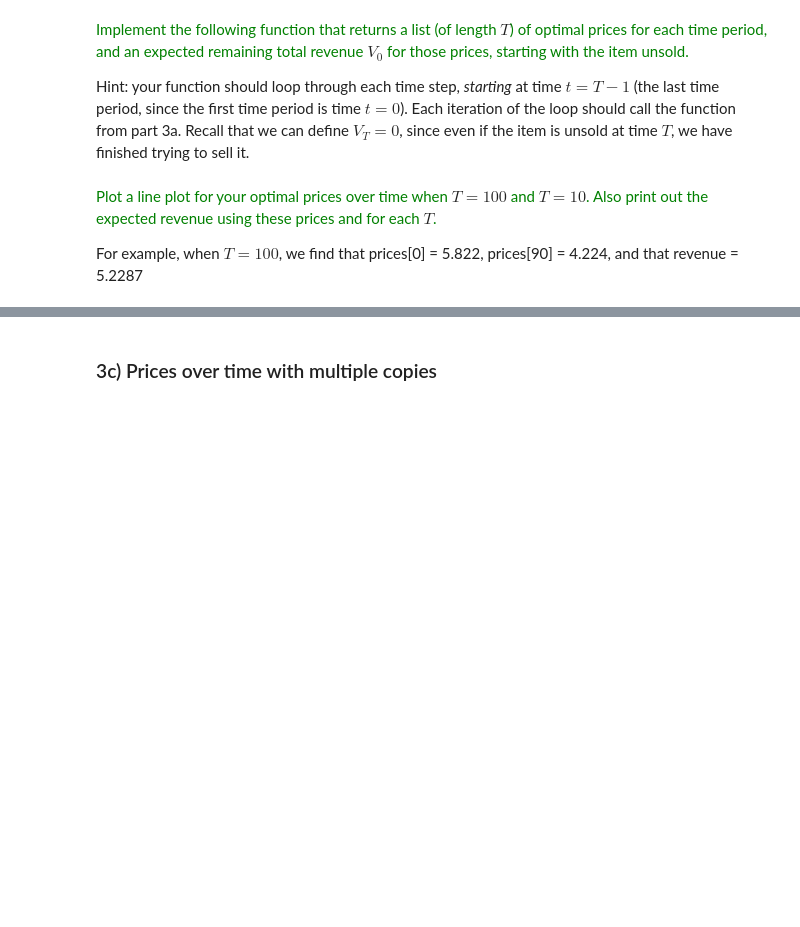
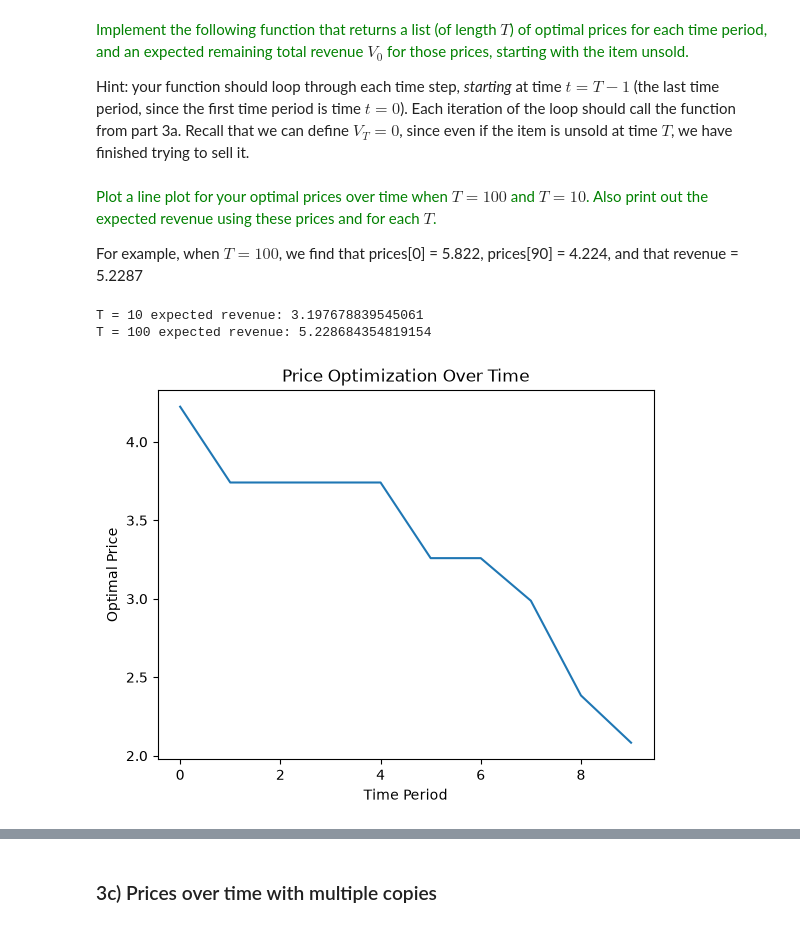
Before and after one commit to zoekrishtul/orie5355-hw3, a Jupyter notebook: HW3.ipynb, the cells around one changed output, grey strips where cells are left out. Saved outputs shown, nothing was run; the diff lists cells and outputs as text; code cells hidden in the pictures; blank space fills up the shorter version.

```diff
--- a/HW3.ipynb
+++ b/HW3.ipynb
@@ -603,3 +606,15 @@ def get_single_step_revenue_maximizing_price_and_revenue(Vtplus1, price_options,
+# %%
+def get_single_step_revenue_maximizing_price_and_revenue(Vtplus1, price_options, demand_predictions):
+    best_revenue = -float('inf')
+    best_price = None
+
+    for price, demand in zip(price_options, demand_predictions):
+        revenue = price * demand + (1 - demand) * Vtplus1
+        if revenue > best_revenue:
+            best_revenue = revenue
+            best_price = price
+
+    return best_price, best_revenue
 # %% [markdown]
 ### 3b) Calculating prices over time
 # %% [markdown]
@@ -612,4 +624,31 @@ def get_prices_over_time_and_expected_revenue(prices, demand_predictions, T):
+# %%
+def get_prices_over_time_and_expected_revenue(prices, demand_predictions, T):
+    V = 0
+    optimal_prices = []
+
+    for t in range(T - 1, -1, -1):
+        best_price, best_revenue = get_single_step_revenue_maximizing_price_and_revenue(V, prices, demand_predictions)
+        optimal_prices.append(best_price)
+        V = best_revenue
+
+    optimal_prices.reverse()
+    return optimal_prices, V
 # %% [markdown]
 <span style='color: green;'>Plot a line plot for your optimal prices over time when </span>$T=100$<span style='color: green;'> and </span>$T=10$<span style='color: green;'>. Also print out the expected revenue using these prices and for each </span>$T$<span style='color: green;'>. </span>
 
 For example, when $T=100$, we find that prices[0] = 5.822, prices[90] = 4.224, and that revenue = 5.2287
+# %%
+optimal_prices_10, revenue_10 = get_prices_over_time_and_expected_revenue(price_options, demand_predictions, 10)
+print("T = 10 expected revenue:", revenue_10)
+print("T = 100 expected revenue:", revenue_100)
+# %% [output]
+T = 10 expected revenue: 3.197678839545061
+T = 100 expected revenue: 5.228684354819154
+# %%
+plt.plot(range(10), optimal_prices_10)
+plt.xlabel('Time Period')
+plt.ylabel('Optimal Price')
+plt.title('Price Optimization Over Time')
+plt.show()
+# %% [output]
+[figure, added]
```
Also changed, not shown: parts of 9 cells of this notebook.
